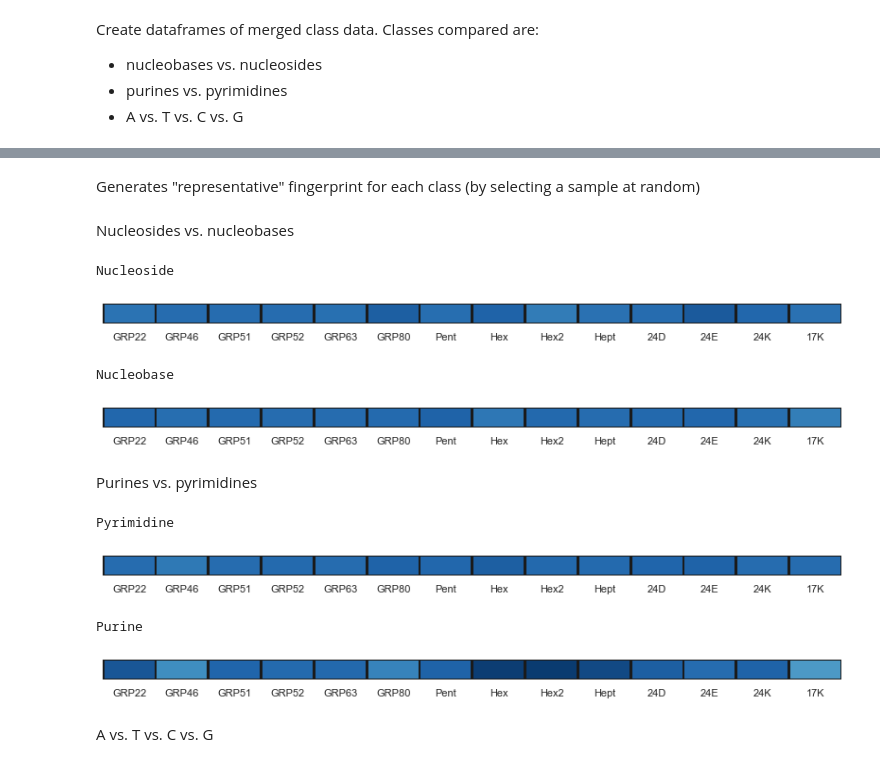
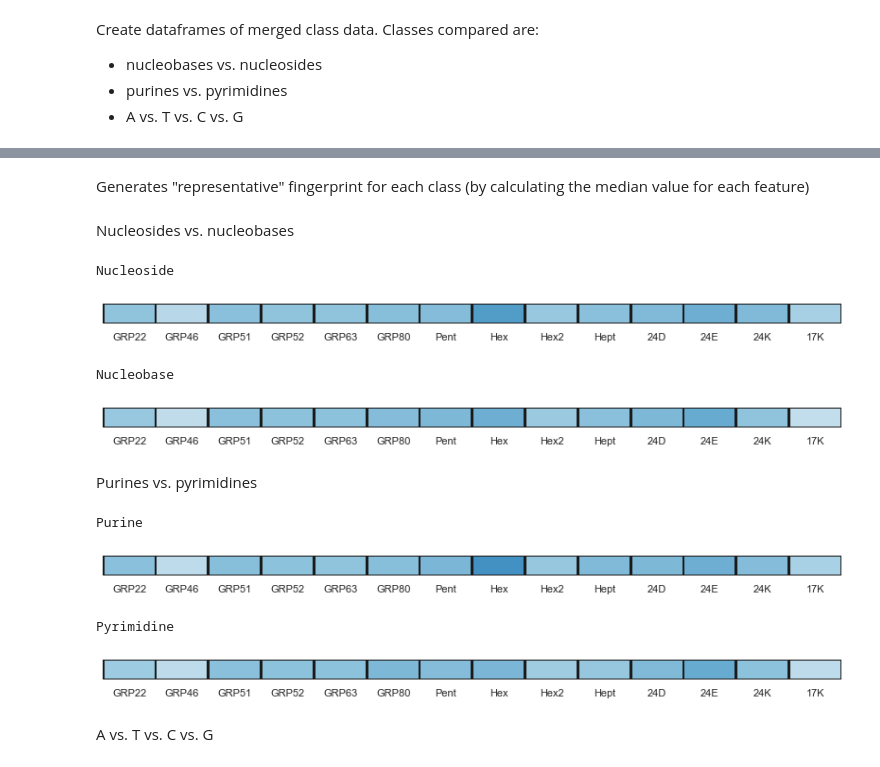
Before and after one commit to woolfson-group/array_sensing, a Jupyter notebook: NNs_analysis.ipynb, the cells around one changed output, grey strips where cells are left out. Saved outputs shown, nothing was run; the diff lists cells and outputs as text; code cells hidden in the pictures.

```diff
--- a/NNs_analysis.ipynb
+++ b/NNs_analysis.ipynb
@@ -181,35 +187,34 @@ actg_fluor_data
 # %% [markdown]
-Generates "representative" fingerprint for each class (by selecting a sample at random)
+Generates "representative" fingerprint for each class (by calculating the median value for each feature)
 # %% [markdown]
 Nucleosides vs. nucleobases
 # %%
 classes = []
 for class_name in nside_nbase_fluor_data['Analyte'].tolist():
     if not class_name in classes:
         classes.append(class_name)
 nside_nbase_fluor_data_x_val = nside_nbase_fluor_data.drop(['Analyte'], axis=1)
 vmin = nside_nbase_fluor_data_x_val.values.min()
 vmax = nside_nbase_fluor_data_x_val.values.max()
 
 for class_name in classes:
     print(class_name)
     class_indices = [n for n in range(nside_nbase_fluor_data.shape[0])
                      if nside_nbase_fluor_data['Analyte'][n] == class_name]
-    random_index = random.choice(class_indices)
-    repr_array = nside_nbase_fluor_data_x_val.values[random_index, :]
+    repr_array = np.median(nside_nbase_fluor_data_x_val.values[class_indices, :], axis=0)
 
     sns.set(rc={'figure.figsize':(14,0.4)})
     plt.clf()
     sns.heatmap(
         np.array([repr_array]), vmin=vmin, vmax=vmax, annot=False, cmap='RdBu_r', cbar=False,
         xticklabels=nside_nbase_fluor_data_x_val.columns, yticklabels=False, linecolor='k', linewidths=2
     )
     plt.show()
 # %% [output]
 Nucleoside
-[figure, old version]
+[figure, new version]
 Nucleobase
-[figure, old version]
+[figure, new version]
 # %% [markdown]
 Purines vs. pyrimidines
 # %%
@@ -225,8 +230,7 @@ for class_name in classes:
     print(class_name)
     class_indices = [n for n in range(pur_pyr_fluor_data.shape[0])
                      if pur_pyr_fluor_data['Analyte'][n] == class_name]
-    random_index = random.choice(class_indices)
-    repr_array = pur_pyr_fluor_data_x_val.values[random_index, :]
+    repr_array = np.median(pur_pyr_fluor_data_x_val.values[class_indices, :], axis=0)
 
     sns.set(rc={'figure.figsize':(14,0.4)})
     plt.clf()
@@ -236,10 +240,10 @@ for class_name in classes:
     )
     plt.show()
 # %% [output]
-Pyrimidine
+Purine
-[figure, old version]
+[figure, new version]
-Purine
+Pyrimidine
-[figure, old version]
+[figure, new version]
 # %% [markdown]
 A vs. T vs. C vs. G
 # %%
```
Also changed, not shown: parts of 69 cells of this notebook, 32 other files.
